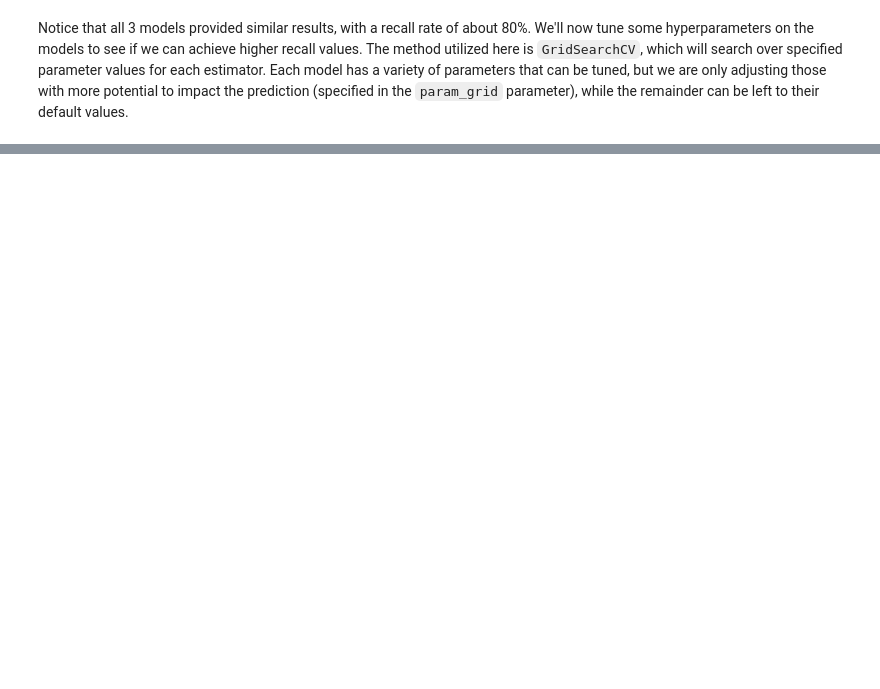
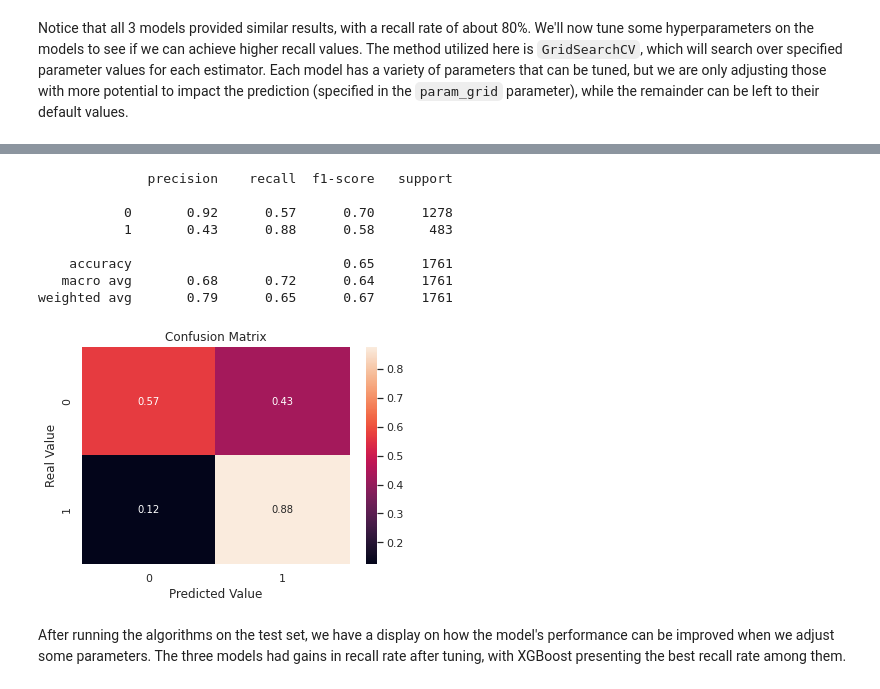
Before and after one commit to rmpbastos/data_science, a Jupyter notebook: Churn_Prediction.ipynb, the cells around one changed output, grey strips where cells are left out. Cells and saved outputs as stored; diff of their text form; code cells hidden in the pictures; blank space fills up the shorter version.

```diff
--- a/Churn_Prediction.ipynb
+++ b/Churn_Prediction.ipynb
@@ -608,0 +617,32 @@ plt.tight_layout()
+# %%
+# final XGBoost model
+xgb = XGBClassifier(learning_rate=0.0001, n_estimators=25, max_depth=1, min_child_weight=0.0001, gamma=0)
+xgb.fit(X_train_rus, y_train_rus)
+
+# prediction
+X_test_xgb = scaler.transform(X_test)
+y_pred_xgb = xgb.predict(X_test_xgb)
+
+# classification report
+print(classification_report(y_test, y_pred_xgb))
+
+# confusion matrix
+fig, ax = plt.subplots()
+sns.heatmap(confusion_matrix(y_test, y_pred_xgb, normalize='true'), annot=True, ax=ax)
+ax.set_title('Confusion Matrix')
+ax.set_ylabel('Real Value')
+ax.set_xlabel('Predicted Value')
+
+plt.show()
+# %% [output]
+              precision    recall  f1-score   support
+
+           0       0.92      0.57      0.70      1278
+           1       0.43      0.88      0.58       483
+
+    accuracy                           0.65      1761
+   macro avg       0.68      0.72      0.64      1761
+weighted avg       0.79      0.65      0.67      1761
+[figure, added]
+# %% [markdown]
+After running the algorithms on the test set, we have a display on how the model's performance can be improved when we adjust some parameters. The three models had gains in recall rate after tuning, with XGBoost presenting the best recall rate among them.
```
Also changed, not shown: parts of 40 cells of this notebook.
